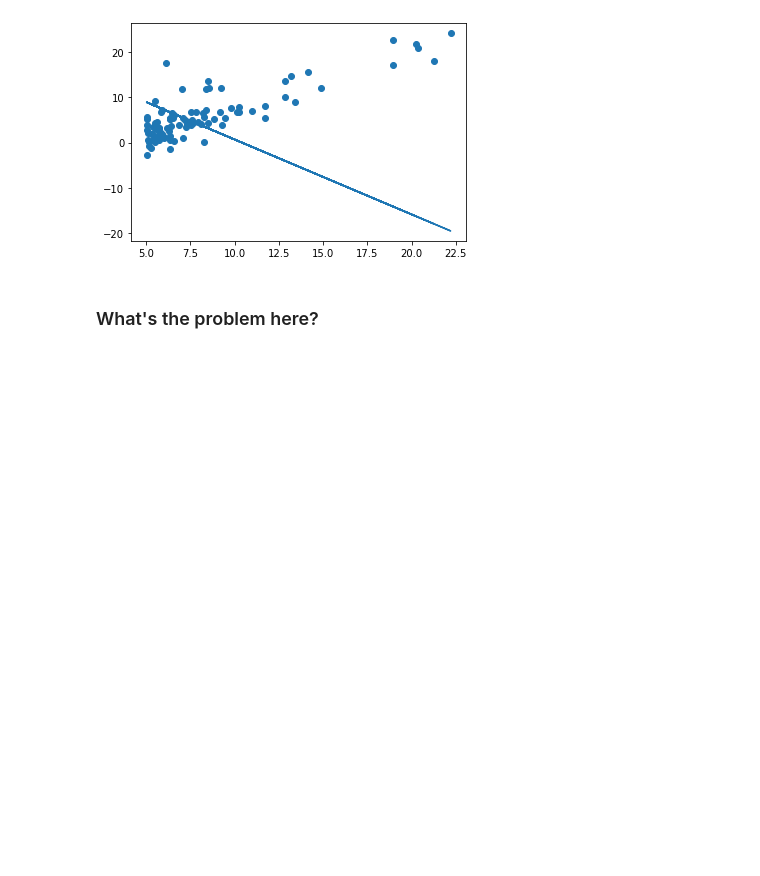
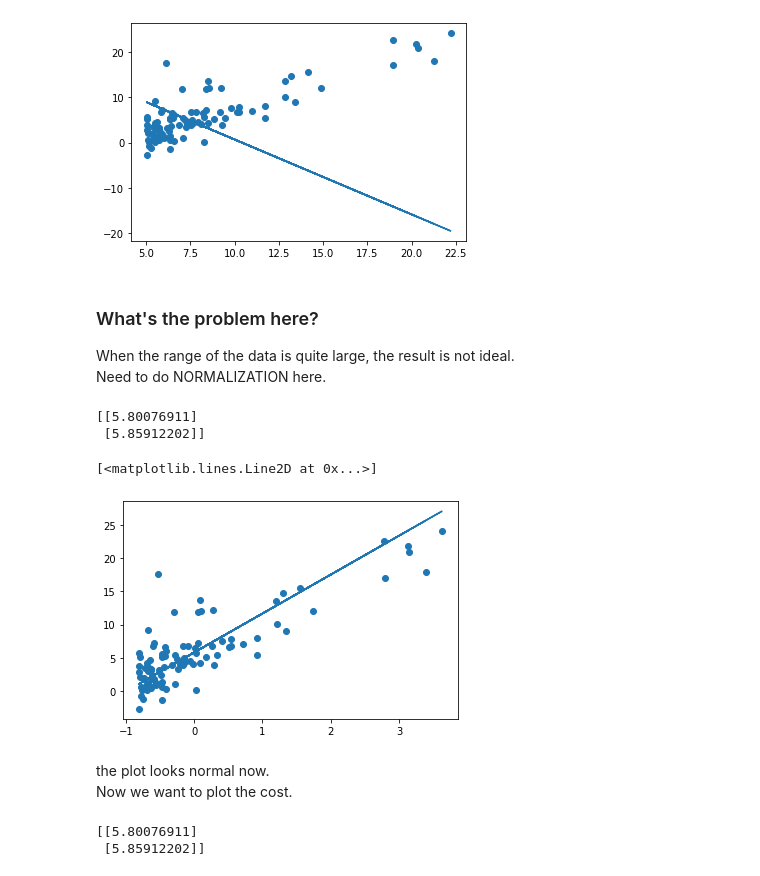
Before and after one commit to ffflora/data-science-notes, a Jupyter notebook: machine-learning/topics/linear-regression/gradient-descent-demo.ipynb, the cells around one changed output. Drawn from its saved outputs; the diff is of its cells as text; code cells hidden in the pictures; blank space fills up the shorter version.

Commit message:
Finish gradient descent demo

```diff
--- a/machine-learning/topics/linear-regression/gradient-descent-demo.ipynb
+++ b/machine-learning/topics/linear-regression/gradient-descent-demo.ipynb
@@ -37,9 +40,6 @@ def loadData():
     X = data[:,0:n]
     y = data[:,-1].reshape(-1,1)
     return X,y
-# %%
-#Normalization
-def featureNormalize():
 # %% [markdown]
 ![](data/gradient.png)
 # %%
@@ -75,5 +75,35 @@ plt.plot(X,h_theta)
 # %% [output]
 [<matplotlib.lines.Line2D at 0x...>]
 [figure]
-# %% [markdown]
-### What's the problem here?
+# %% [markdown]
+### What's the problem here?
+
+When the range of the data is quite large, the result is not ideal.
+Need to do NORMALIZATION here.
+# %%
+def featureNormalize(X):
+    mu = np.average(X,axis = 0)
+    sigma = np.std(X,axis = 0, ddof = 1)
+    X = (X-mu)/sigma
+    return X, mu, sigma
+# %%
+X,y = loadData()
+X, mu, sigma = featureNormalize(X)
+theta = np.zeros(X.shape[1]+1).reshape(-1,1) #add x0 col
+iterations = 500
+alpha = 0.01
+theta = gradientdst(X,y,theta,iterations,alpha)
+print(theta)
+# %% [output]
+[[5.80076911]
+ [5.85912202]]
+# %%
+plt.scatter(X,y)
+h_theta = theta[0]+theta[1]*X
+plt.plot(X,h_theta)
+# %% [output]
+[<matplotlib.lines.Line2D at 0x...>]
+[figure, added]
+# %% [markdown]
+the plot looks normal now.
+Now we want to plot the cost.
@@ -79,0 +127,11 @@ plt.plot(X,h_theta)
+# %%
+X,y = loadData()
+X, mu, sigma = featureNormalize(X)
+theta = np.zeros(X.shape[1]+1).reshape(-1,1) #add x0 col
+iterations = 500
+alpha = 0.01
+theta,costs = gradientdst(X,y,theta,iterations,alpha)
+print(theta)
+# %% [output]
+[[5.80076911]
+ [5.85912202]]
```
Also changed, not shown: parts of 7 cells of this notebook.
